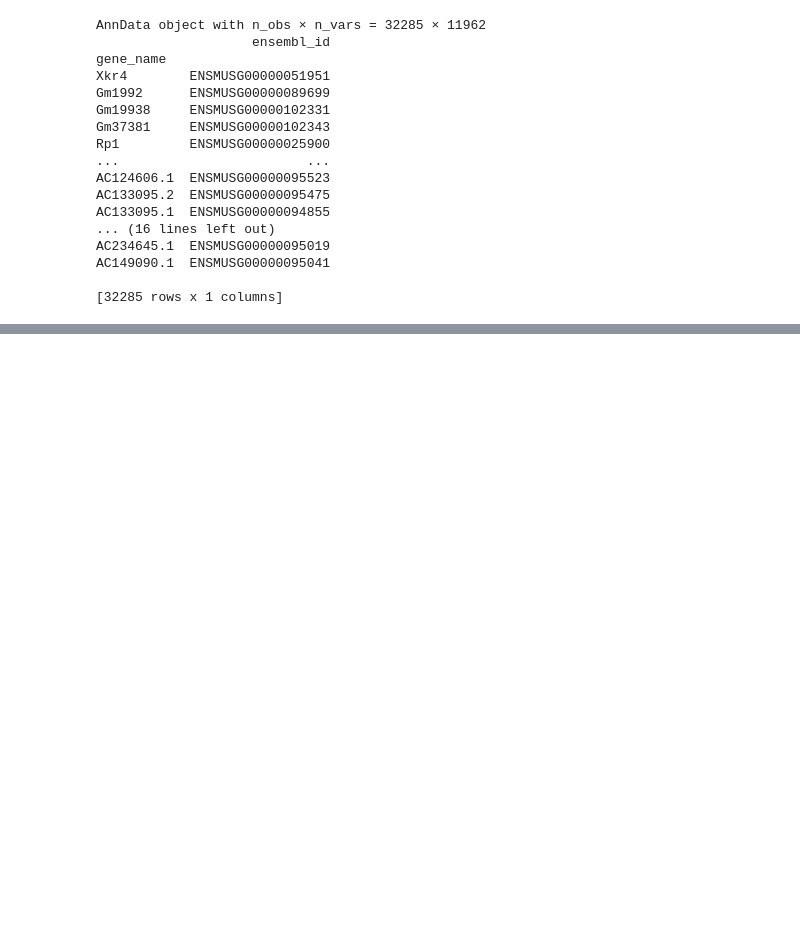
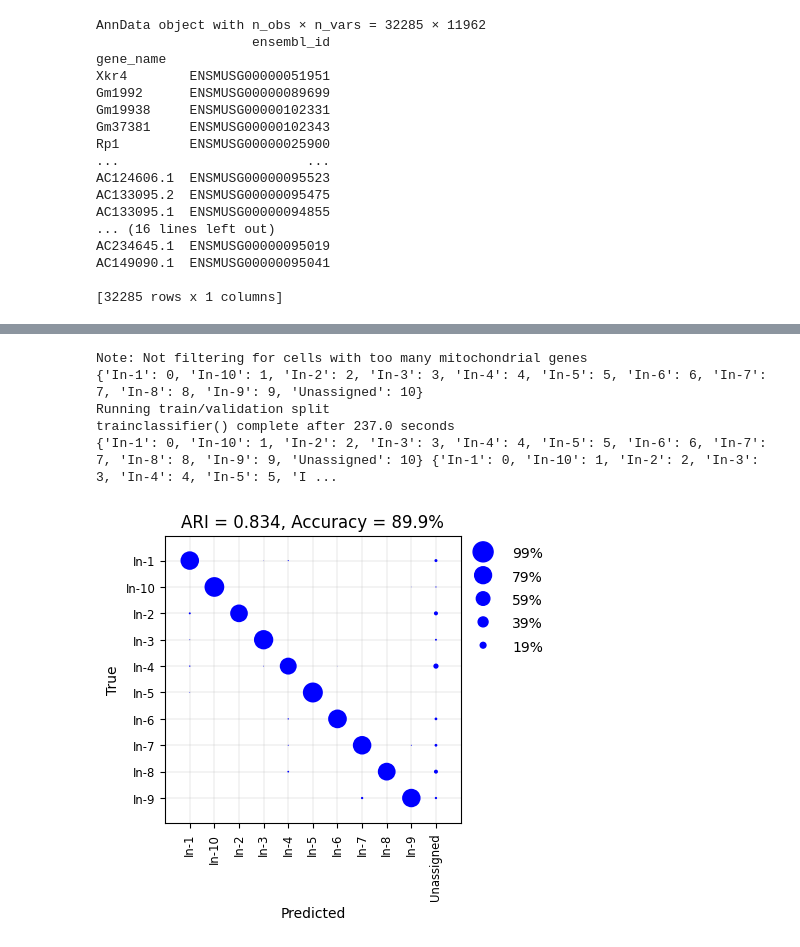
Before and after one commit to kushalnimkar/stereo-seq, a Jupyter notebook: stereo_seq/scripts/QC.ipynb, the cells around one changed output, grey strips where cells are left out. Saved outputs shown, nothing was run; the diff lists cells and outputs as text; code cells hidden in the pictures; blank space fills up the shorter version.

Commit message:
Implement scRNA-seq classification based off Xie et al dataset

```diff
--- a/stereo_seq/scripts/QC.ipynb
+++ b/stereo_seq/scripts/QC.ipynb
@@ -88,0 +179,62 @@ sc.pl.umap(adata,color=['Slc17a6','Gad1','Gad2','Pdgfra','Cx3cr1','Plp1','Aqp4']
+# %%
+import stereo_seq.utils.preprocessing as sup
+importlib.reload(sup)
+
+for group in ['Excitatory','Inhibitory','Non-neuronal']:
+    adata = sc.read_h5ad(os.path.join(DATA_DIR,"aggregated",f"NR_{group}.h5ad"))
+    del adata.uns,adata.obsm,adata.obsp,adata.layers,adata.varm,adata.var
+
+    figure_dir = os.path.join(FIGURE_DIR,"NR","classification")
+    sup.pipeline(adata,batch=False,output_f=os.path.join(DATA_DIR,"aggregated",f"NR_{group}Clust.h5ad"),figure_dir=figure_dir)
+# %%
+import stereo_seq.utils.classifier as suc
+import stereo_seq.utils.load as sul
+import stereo_seq.utils.preprocessing as sup
+importlib.reload(sup)
+importlib.reload(sul)
+importlib.reload(suc)
+
+
+train_col = 'celltype'
+group_col = 'class'
+adata_ref = sul.load_XieSC()
+
+for group in ['Inhibitory']:
+
+    model_dir = os.path.join(BASE_DIR,"models")
+    model_name = f"Xie_SC_{group}"
+    output_dir=os.path.join(BASE_DIR,"figures","NR","classification")
+    train_dict_name = f"train_dict_{model_name}"
+    cutoff=0.5
+
+    adata = sc.read_h5ad(os.path.join(DATA_DIR,"aggregated",f"NR_{group}Clust.h5ad"))#Already preprocessed
+    adata_ref = sul.load_XieSC()#Reload so i can delete and potentially save mem (having issue where it's not being freed)
+    adata_refg = adata_ref[adata_ref.obs[group_col]==group]
+    del adata_ref
+
+    adata_refg = sup.preprocess(adata_refg)
+
+    genes = list(set(adata.var.index).intersection(set(adata_refg.var.index)))
+
+    adata._inplace_subset_var(genes)
+    adata_refg._inplace_subset_var(genes)
+
+
+    for f in [model_dir,output_dir]:
+        if not os.path.exists(f):
+            os.mkdir(f)
+
+    valid_model,model,train_dict,test_dict = suc.run_training_and_validation(adata=adata_refg,obs_id=train_col,model_dir=model_dir, model_name=model_name,output_dir=output_dir, output_f =f"{model_name}_validation.png",train_dict_name=train_dict_name,colsample_bytree=1,nround=200,max_cells_per_ident=1000,min_cells_per_ident=200,max_depth=4)
+    #xgb_model_f=os.path.join(model_dir, f"valid_{model_name}")
+    #model = xgb.Booster()
+    #model.load_model(xgb_model_f)
+    #output_f="my_vs_prev"train_key_added='my_cluster'
+
+    #suc.apply_model(adata,xgb_model_f,train_dict,cutoff=cutoff, output_dir=output_dir,output_f=output_f, unassigned_indicator='Unassigned', prefix=None, test_key='leiden',train_key_added=train_key_added,prefix_key=None,xlabel='Predicted',ylabel='Previous Clustering') #Test key is usually clustering
+# %% [output]
+Note: Not filtering for cells with too many mitochondrial genes
+{'In-1': 0, 'In-10': 1, 'In-2': 2, 'In-3': 3, 'In-4': 4, 'In-5': 5, 'In-6': 6, 'In-7': 7, 'In-8': 8, 'In-9': 9, 'Unassigned': 10}
+Running train/validation split
+trainclassifier() complete after 237.0 seconds
+{'In-1': 0, 'In-10': 1, 'In-2': 2, 'In-3': 3, 'In-4': 4, 'In-5': 5, 'In-6': 6, 'In-7': 7, 'In-8': 8, 'In-9': 9, 'Unassigned': 10} {'In-1': 0, 'In-10': 1, 'In-2': 2, 'In-3': 3, 'In-4': 4, 'In-5': 5, 'I ...
+[figure, added]
```
Also changed, not shown: parts of 10 cells of this notebook, 5 other files.
